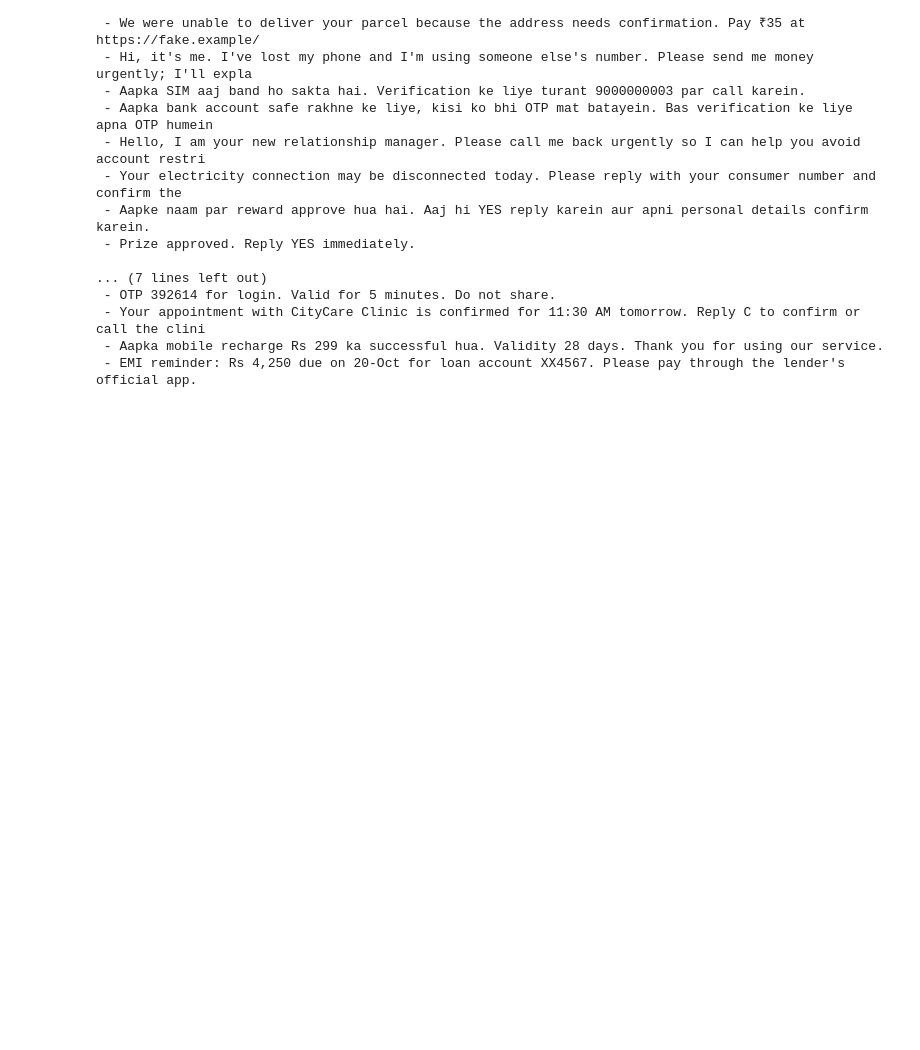
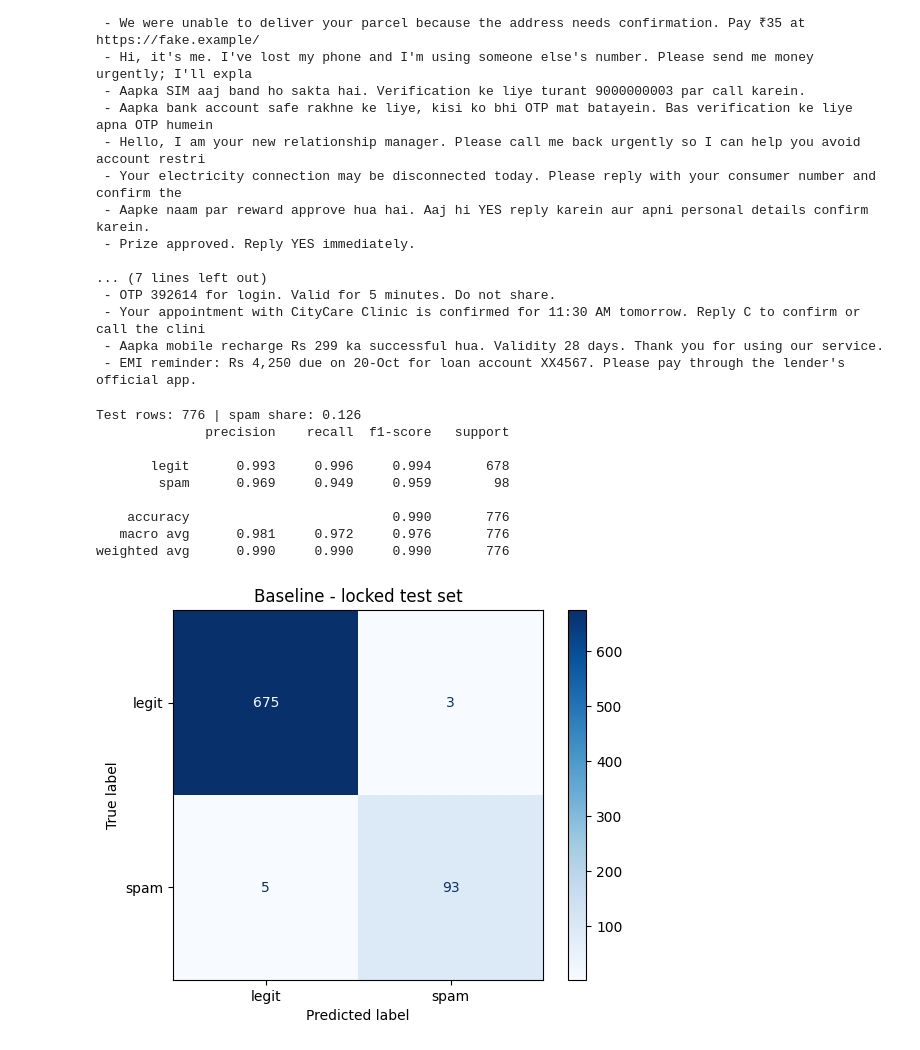
Before and after one commit to Meenakshi-N-24/RedFlag, a Jupyter notebook: notebooks/01_baseline_tfidf.ipynb, the cells around one changed output. Drawn from its saved outputs; the diff is of its cells as text; code cells hidden in the pictures; blank space fills up the shorter version.

Commit message:
Add locked test-set evaluation for baseline

```diff
--- a/notebooks/01_baseline_tfidf.ipynb
+++ b/notebooks/01_baseline_tfidf.ipynb
@@ -207,3 +207,24 @@ Scams we MISSED:
  - Your appointment with CityCare Clinic is confirmed for 11:30 AM tomorrow. Reply C to confirm or call the clini
  - Aapka mobile recharge Rs 299 ka successful hua. Validity 28 days. Thank you for using our service.
  - EMI reminder: Rs 4,250 due on 20-Oct for loan account XX4567. Please pay through the lender's official app.
+# %%
+test_df = pd.read_csv("test.csv")
+X_test = vec.transform(test_df["clean"])
+test_pred = clf.predict(X_test)
+
+print("Test rows:", len(test_df), "| spam share:", round(test_df["y"].mean(), 3))
+print(classification_report(test_df["y"], test_pred, target_names=["legit", "spam"], digits=3))
+cm = confusion_matrix(test_df["y"], test_pred)
+ConfusionMatrixDisplay(cm, display_labels=["legit", "spam"]).plot(cmap="Blues")
+plt.title("Baseline - locked test set"); plt.show()
+# %% [output]
+Test rows: 776 | spam share: 0.126
+              precision    recall  f1-score   support
+
+       legit      0.993     0.996     0.994       678
+        spam      0.969     0.949     0.959        98
+
+    accuracy                          0.990       776
+   macro avg      0.981     0.972     0.976       776
+weighted avg      0.990     0.990     0.990       776
+[figure, added]
```
